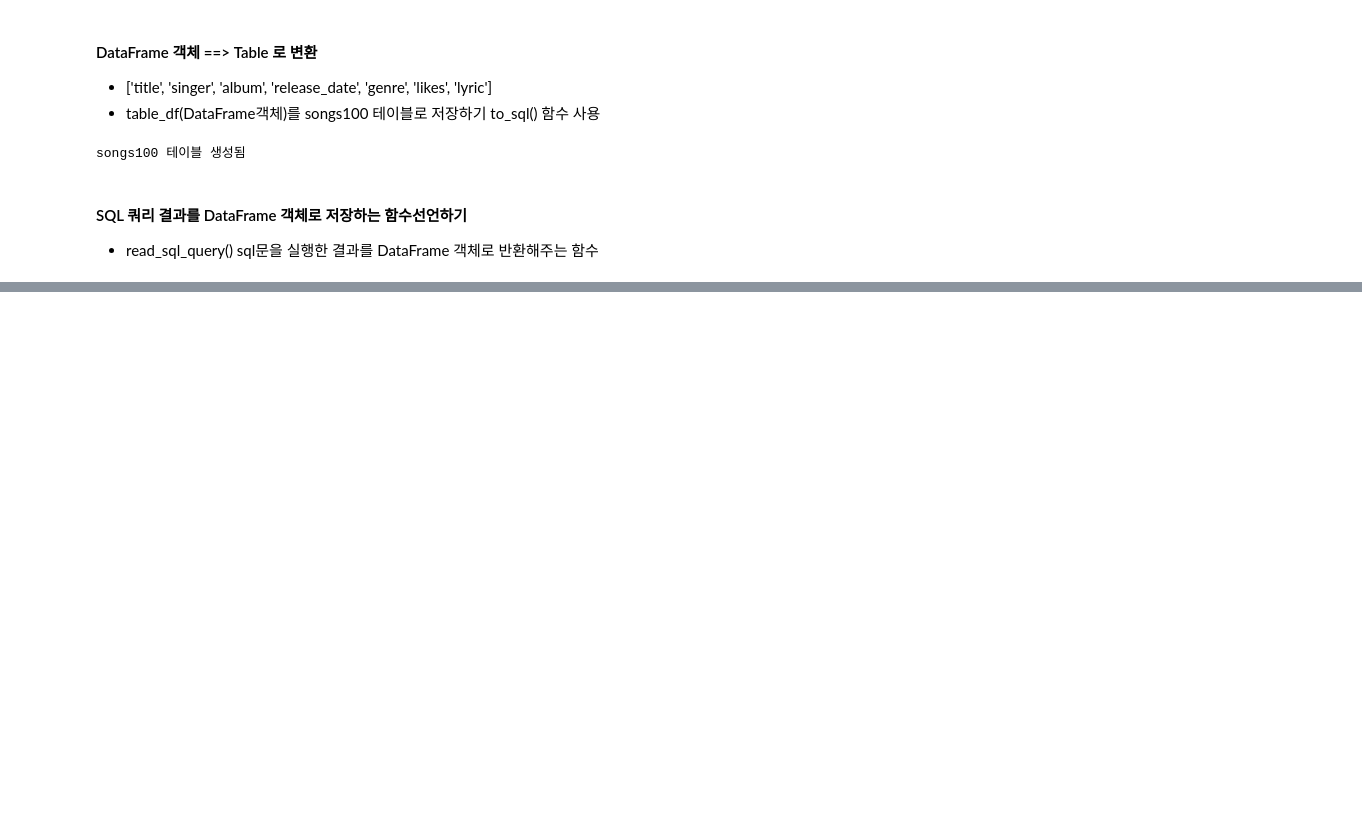
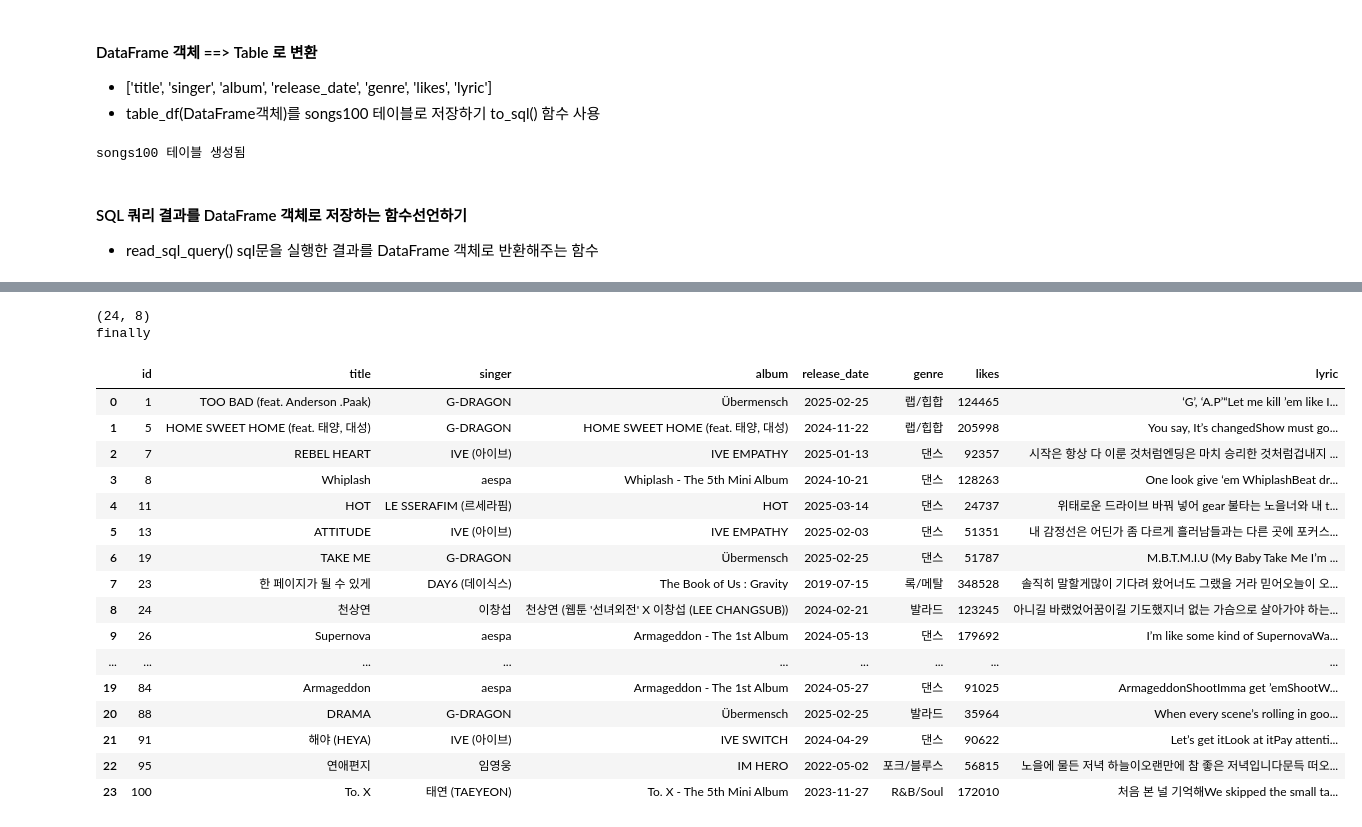
Before and after one commit to woogi123/MyNewApp, a Jupyter notebook: Python_WebScraping_Analysis/04.Melon100차트_데이터파싱_DB저장.ipynb, the cells around one changed output, grey strips where cells are left out. Cells and saved outputs as stored; diff of their text form; code cells hidden in the pictures; blank space fills up the shorter version.

```diff
--- a/Python_WebScraping_Analysis/04.Melon100차트_데이터파싱_DB저장.ipynb
+++ b/Python_WebScraping_Analysis/04.Melon100차트_데이터파싱_DB저장.ipynb
@@ -271,28 +443,25 @@ songs100 테이블 생성됨
 #### SQL 쿼리 결과를 DataFrame 객체로 저장하는 함수선언하기
 * read_sql_query() sql문을 실행한 결과를 DataFrame 객체로 반환해주는 함수
 # %%
-# def search_album(keyword):
-#     sql = """select * from songs100 where album like %s;"""
+import pandas as pd
+import pymysql
+pymysql.install_as_MySQLdb()
+from sqlalchemy import create_engine
 
-#     import pandas as pd
-#     import pymysql
-#     import sqlalchemy
+def search_album(keyword):
+    sql = """select * from songs100 where album like %s;"""
+    engine = None
+    conn = None
+    try:
+        engine = create_engine('mysql+pymysql://python:python@localhost:3306/python_db?charset=utf8mb4')
+        conn = engine.connect()
 
-#     pymysql.install_as_MySQLdb()
-#     from sqlalchemy import create_engine
-
-#     engine = None
-#     conn = None
-#     try:
-#         engine = create_engine('mysql+pymysql://python:python@localhost:3306/python_db?charset=utf8mb4')
-#         conn = engine.connect()
-
-#         album_df = pd.read_sql_query(sql, con=conn, params=('%' + keyword + '%',))
-#         print(album_df.shape)
-#         return album_df
-#     finally:
-#         print('finally')
-#         if conn is not None:
-#             conn.close()
-#         if engine is not None:
-#             engine.dispose()
+        album_df = pd.read_sql_query(sql, con=conn, params=('%' + keyword + '%',))
+        print(album_df.shape)
+        return album_df
+    finally:
+        print('finally')
+        if conn is not None:
+            conn.close()
+        if engine is not None:
+            engine.dispose()
@@ -310,0 +468,22 @@ finally
+# %%
+search_album('H')
+# %% [output]
+(24, 8)
+finally
+|  | id | title | singer | album | release_date | genre | likes | lyric |
+| 0 | 1 | TOO BAD (feat. Anderson .Paak) | G-DRAGON | Übermensch | 2025-02-25 | 랩/힙합 | 124465 | ‘G’, ‘A.P’“Let me kill ’em like I... |
+| 1 | 5 | HOME SWEET HOME (feat. 태양, 대성) | G-DRAGON | HOME SWEET HOME (feat. 태양, 대성) | 2024-11-22 | 랩/힙합 | 205998 | You say, It’s changedShow must go... |
+| 2 | 7 | REBEL HEART | IVE (아이브) | IVE EMPATHY | 2025-01-13 | 댄스 | 92357 | 시작은 항상 다 이룬 것처럼엔딩은 마치 승리한 것처럼겁내지 ... |
+| 3 | 8 | Whiplash | aespa | Whiplash - The 5th Mini Album | 2024-10-21 | 댄스 | 128263 | One look give ‘em WhiplashBeat dr... |
+| 4 | 11 | HOT | LE SSERAFIM (르세라핌) | HOT | 2025-03-14 | 댄스 | 24737 | 위태로운 드라이브 바꿔 넣어 gear 불타는 노을너와 내 t... |
+| 5 | 13 | ATTITUDE | IVE (아이브) | IVE EMPATHY | 2025-02-03 | 댄스 | 51351 | 내 감정선은 어딘가 좀 다르게 흘러남들과는 다른 곳에 포커스... |
+| 6 | 19 | TAKE ME | G-DRAGON | Übermensch | 2025-02-25 | 댄스 | 51787 | M.B.T.M.I.U (My Baby Take Me I’m ... |
+| 7 | 23 | 한 페이지가 될 수 있게 | DAY6 (데이식스) | The Book of Us : Gravity | 2019-07-15 | 록/메탈 | 348528 | 솔직히 말할게많이 기다려 왔어너도 그랬을 거라 믿어오늘이 오... |
+| 8 | 24 | 천상연 | 이창섭 | 천상연 (웹툰 '선녀외전' X 이창섭 (LEE CHANGSUB)) | 2024-02-21 | 발라드 | 123245 | 아니길 바랬었어꿈이길 기도했지너 없는 가슴으로 살아가야 하는... |
+| 9 | 26 | Supernova | aespa | Armageddon - The 1st Album | 2024-05-13 | 댄스 | 179692 | I’m like some kind of SupernovaWa... |
+| ... | ... | ... | ... | ... | ... | ... | ... | ... |
+| 19 | 84 | Armageddon | aespa | Armageddon - The 1st Album | 2024-05-27 | 댄스 | 91025 | ArmageddonShootImma get ’emShootW... |
+| 20 | 88 | DRAMA | G-DRAGON | Übermensch | 2025-02-25 | 발라드 | 35964 | When every scene’s rolling in goo... |
+| 21 | 91 | 해야 (HEYA) | IVE (아이브) | IVE SWITCH | 2024-04-29 | 댄스 | 90622 | Let’s get itLook at itPay attenti... |
+| 22 | 95 | 연애편지 | 임영웅 | IM HERO | 2022-05-02 | 포크/블루스 | 56815 | 노을에 물든 저녁 하늘이오랜만에 참 좋은 저녁입니다문득 떠오... |
+| 23 | 100 | To. X | 태연 (TAEYEON) | To. X - The 5th Mini Album | 2023-11-27 | R&B/Soul | 172010 | 처음 본 널 기억해We skipped the small ta... |
```
Also changed, not shown: parts of 38 cells of this notebook, 1 other file.
